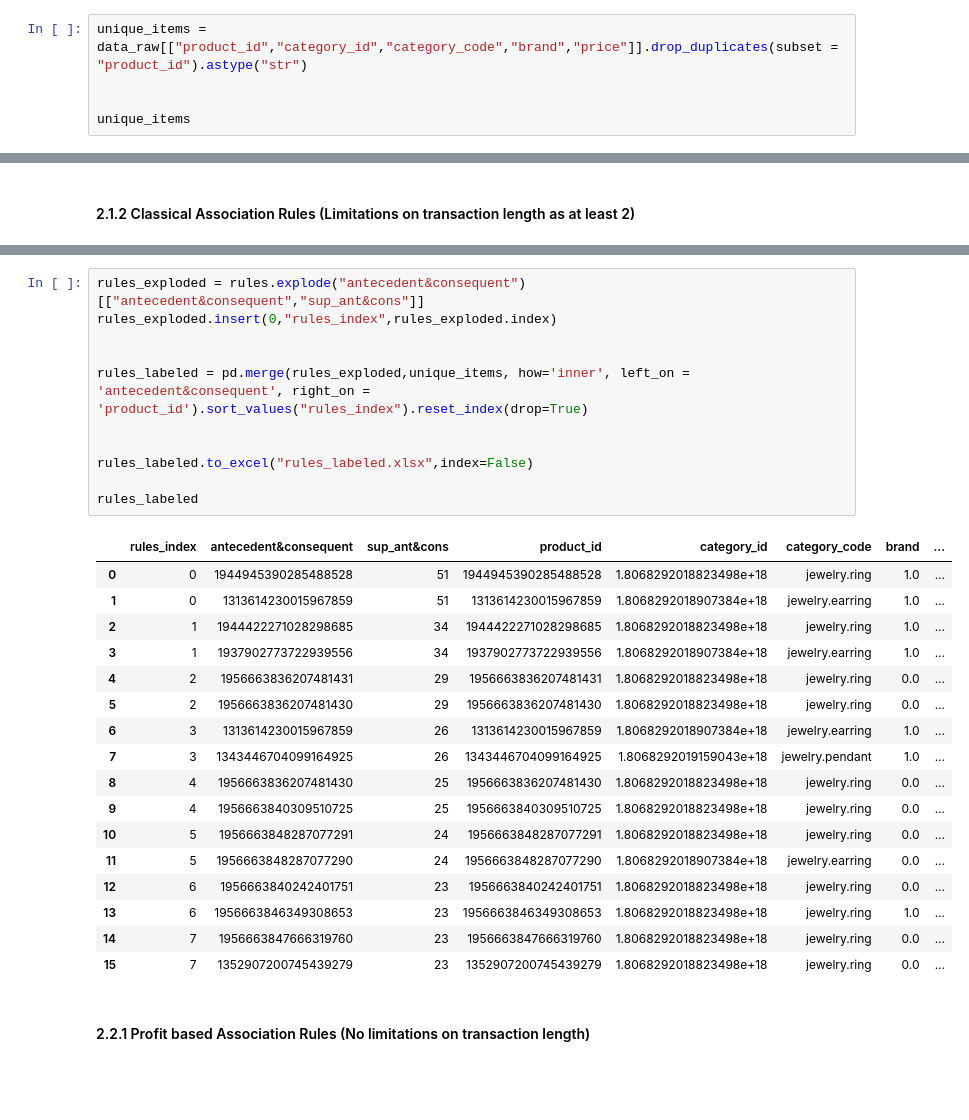
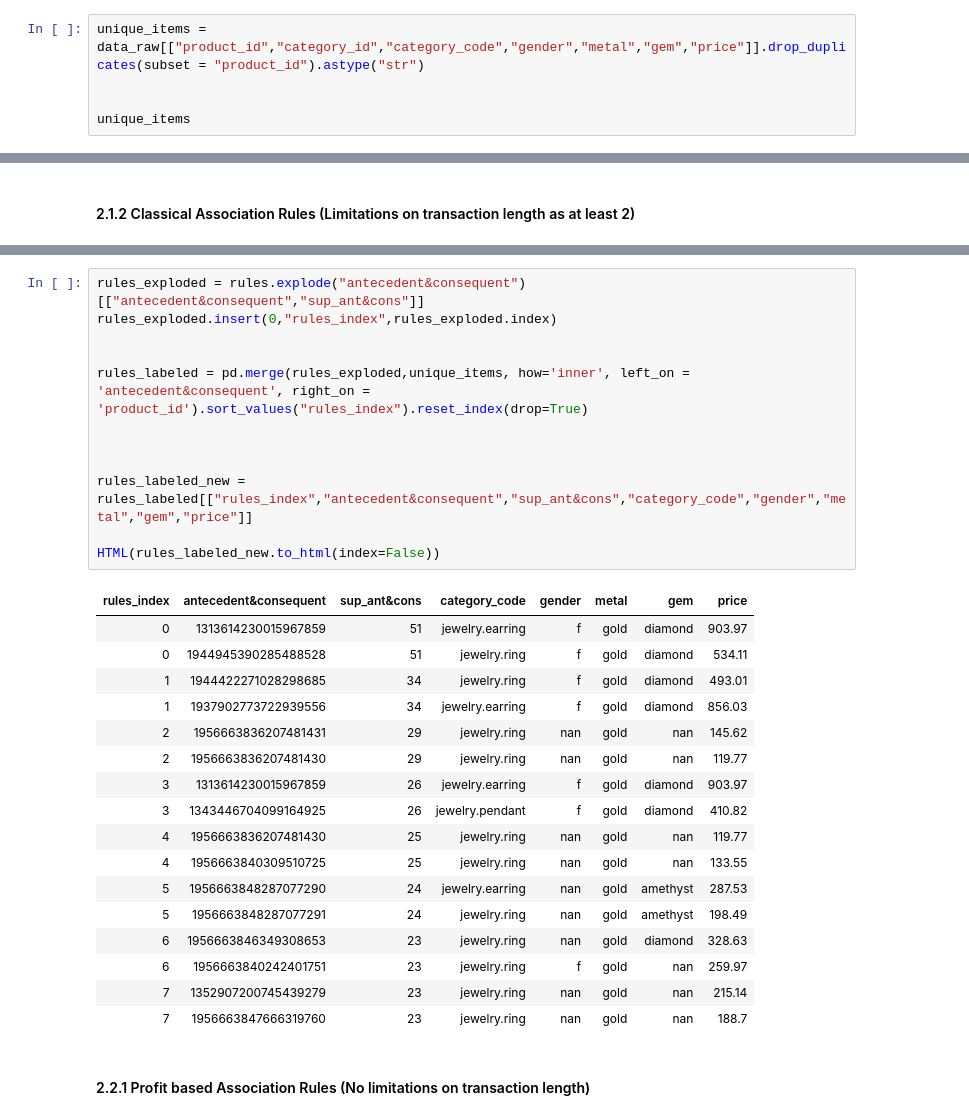
Before and after one commit to dawei7/Detecting-patterns-in-purchase-history-using-association-rule-learning-methods, a Jupyter notebook: Analaysis_Kaggle_Jewelry_Dataset.ipynb, the cells around one changed output, grey strips where cells are left out. Cells and saved outputs as stored; diff of their text form; blank space fills up the shorter version.

```diff
--- a/Analaysis_Kaggle_Jewelry_Dataset.ipynb
+++ b/Analaysis_Kaggle_Jewelry_Dataset.ipynb
@@ -141,7 +145,7 @@ fig.update_layout(
 
 fig.show()
 # %%
-unique_items = data_raw[["product_id","category_id","category_code","brand","price"]].drop_duplicates(subset = "product_id").astype("str")
+unique_items = data_raw[["product_id","category_id","category_code","gender","metal","gem","price"]].drop_duplicates(subset = "product_id").astype("str")
 
 
 unique_items
@@ -301,32 +316,33 @@ rules
 # %%
 rules_exploded = rules.explode("antecedent&consequent")[["antecedent&consequent","sup_ant&cons"]]
 rules_exploded.insert(0,"rules_index",rules_exploded.index)
 
 
 rules_labeled = pd.merge(rules_exploded,unique_items, how='inner', left_on = 'antecedent&consequent', right_on = 'product_id').sort_values("rules_index").reset_index(drop=True)
 
 
-rules_labeled.to_excel("rules_labeled.xlsx",index=False)
 
-rules_labeled
+rules_labeled_new = rules_labeled[["rules_index","antecedent&consequent","sup_ant&cons","category_code","gender","metal","gem","price"]]
+
+HTML(rules_labeled_new.to_html(index=False))
 # %% [output]
-|  | rules_index | antecedent&consequent | sup_ant&cons | product_id | category_id | category_code | brand | ... |
-| 0 | 0 | 1944945390285488528 | 51 | 1944945390285488528 | 1.8068292018823498e+18 | jewelry.ring | 1.0 | ... |
-| 1 | 0 | 1313614230015967859 | 51 | 1313614230015967859 | 1.8068292018907384e+18 | jewelry.earring | 1.0 | ... |
-| 2 | 1 | 1944422271028298685 | 34 | 1944422271028298685 | 1.8068292018823498e+18 | jewelry.ring | 1.0 | ... |
-| 3 | 1 | 1937902773722939556 | 34 | 1937902773722939556 | 1.8068292018907384e+18 | jewelry.earring | 1.0 | ... |
-| 4 | 2 | 1956663836207481431 | 29 | 1956663836207481431 | 1.8068292018823498e+18 | jewelry.ring | 0.0 | ... |
-| 5 | 2 | 1956663836207481430 | 29 | 1956663836207481430 | 1.8068292018823498e+18 | jewelry.ring | 0.0 | ... |
-| 6 | 3 | 1313614230015967859 | 26 | 1313614230015967859 | 1.8068292018907384e+18 | jewelry.earring | 1.0 | ... |
-| 7 | 3 | 1343446704099164925 | 26 | 1343446704099164925 | 1.8068292019159043e+18 | jewelry.pendant | 1.0 | ... |
-| 8 | 4 | 1956663836207481430 | 25 | 1956663836207481430 | 1.8068292018823498e+18 | jewelry.ring | 0.0 | ... |
-| 9 | 4 | 1956663840309510725 | 25 | 1956663840309510725 | 1.8068292018823498e+18 | jewelry.ring | 0.0 | ... |
-| 10 | 5 | 1956663848287077291 | 24 | 1956663848287077291 | 1.8068292018823498e+18 | jewelry.ring | 0.0 | ... |
-| 11 | 5 | 1956663848287077290 | 24 | 1956663848287077290 | 1.8068292018907384e+18 | jewelry.earring | 0.0 | ... |
-| 12 | 6 | 1956663840242401751 | 23 | 1956663840242401751 | 1.8068292018823498e+18 | jewelry.ring | 0.0 | ... |
-| 13 | 6 | 1956663846349308653 | 23 | 1956663846349308653 | 1.8068292018823498e+18 | jewelry.ring | 1.0 | ... |
-| 14 | 7 | 1956663847666319760 | 23 | 1956663847666319760 | 1.8068292018823498e+18 | jewelry.ring | 0.0 | ... |
-| 15 | 7 | 1352907200745439279 | 23 | 1352907200745439279 | 1.8068292018823498e+18 | jewelry.ring | 0.0 | ... |
+| rules_index | antecedent&consequent | sup_ant&cons | category_code | gender | metal | gem | price |
+| 0 | 1313614230015967859 | 51 | jewelry.earring | f | gold | diamond | 903.97 |
+| 0 | 1944945390285488528 | 51 | jewelry.ring | f | gold | diamond | 534.11 |
+| 1 | 1944422271028298685 | 34 | jewelry.ring | f | gold | diamond | 493.01 |
+| 1 | 1937902773722939556 | 34 | jewelry.earring | f | gold | diamond | 856.03 |
+| 2 | 1956663836207481431 | 29 | jewelry.ring | nan | gold | nan | 145.62 |
+| 2 | 1956663836207481430 | 29 | jewelry.ring | nan | gold | nan | 119.77 |
+| 3 | 1313614230015967859 | 26 | jewelry.earring | f | gold | diamond | 903.97 |
+| 3 | 1343446704099164925 | 26 | jewelry.pendant | f | gold | diamond | 410.82 |
+| 4 | 1956663836207481430 | 25 | jewelry.ring | nan | gold | nan | 119.77 |
+| 4 | 1956663840309510725 | 25 | jewelry.ring | nan | gold | nan | 133.55 |
+| 5 | 1956663848287077290 | 24 | jewelry.earring | nan | gold | amethyst | 287.53 |
+| 5 | 1956663848287077291 | 24 | jewelry.ring | nan | gold | amethyst | 198.49 |
+| 6 | 1956663846349308653 | 23 | jewelry.ring | nan | gold | diamond | 328.63 |
+| 6 | 1956663840242401751 | 23 | jewelry.ring | f | gold | nan | 259.97 |
+| 7 | 1352907200745439279 | 23 | jewelry.ring | nan | gold | nan | 215.14 |
+| 7 | 1956663847666319760 | 23 | jewelry.ring | nan | gold | nan | 188.7 |
 # %% [markdown]
 #### 2.2.1 Profit based Association Rules (No limitations on transaction length)
 # %%
```
Also changed, not shown: parts of 11 cells of this notebook, 3 other files.
